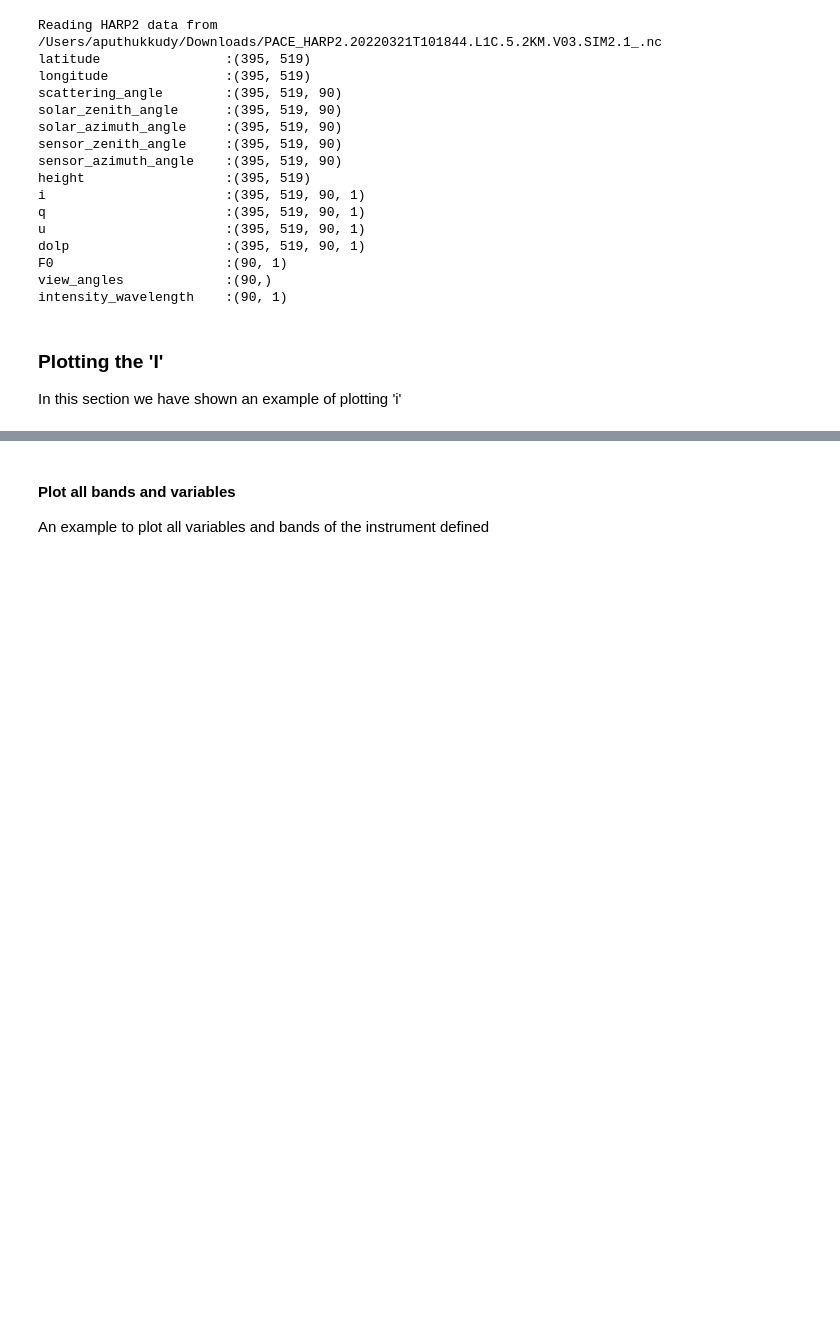
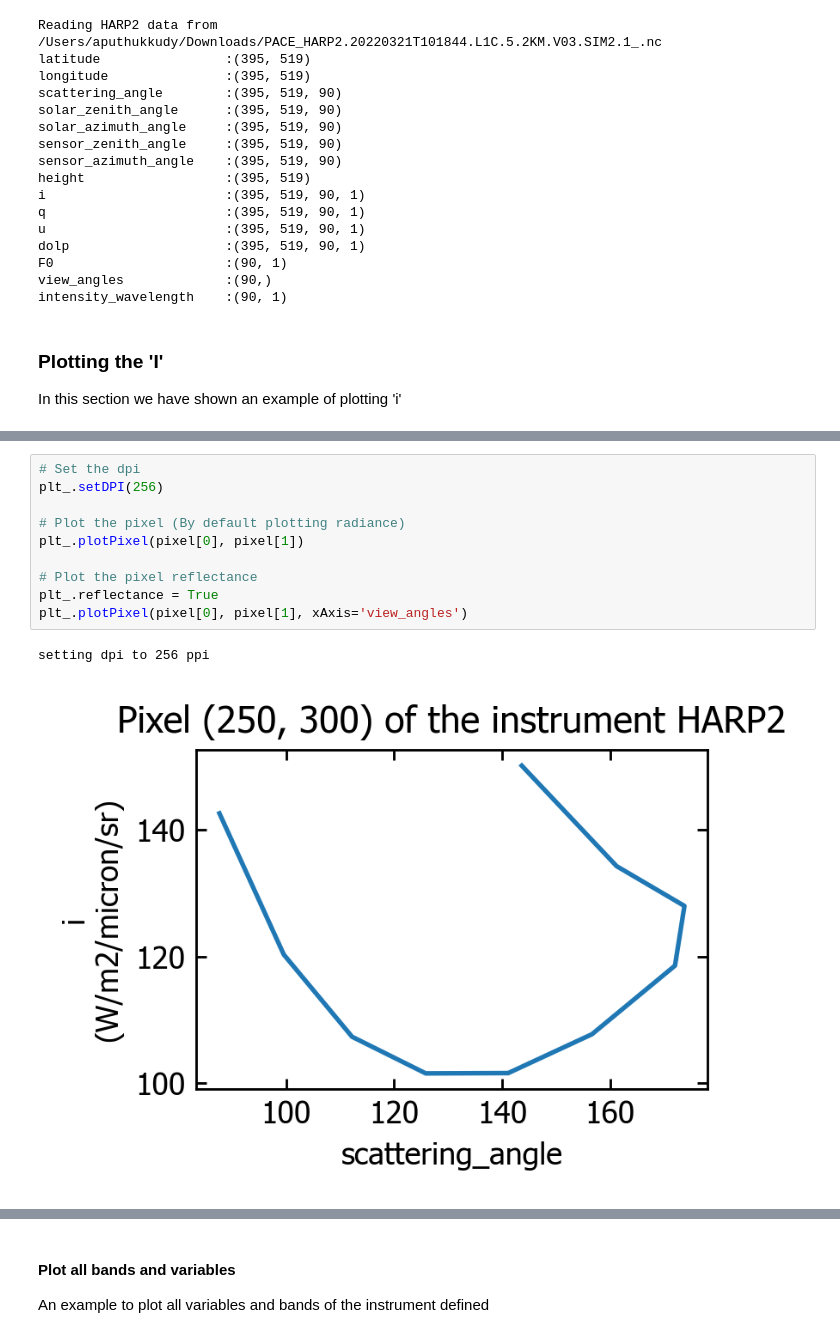
Before and after one commit to aninramesh/nasa-pace-data-reader, a Jupyter notebook: Examples/L1C-example.ipynb, the cells around one changed output, grey strips where cells are left out. Drawn from its saved outputs; the diff is of its cells as text; blank space fills up the shorter version.

```diff
--- a/Examples/L1C-example.ipynb
+++ b/Examples/L1C-example.ipynb
@@ -87,0 +84,13 @@ Band set to nir
+# %%
+# Set the dpi
+plt_.setDPI(256)
+
+# Plot the pixel (By default plotting radiance)
+plt_.plotPixel(pixel[0], pixel[1])
+
+# Plot the pixel reflectance
+plt_.reflectance = True
+plt_.plotPixel(pixel[0], pixel[1], xAxis='view_angles')
+# %% [output]
+setting dpi to 256 ppi
+[figure, added]
```
Also changed, not shown: parts of 7 cells of this notebook, 2 other files.
